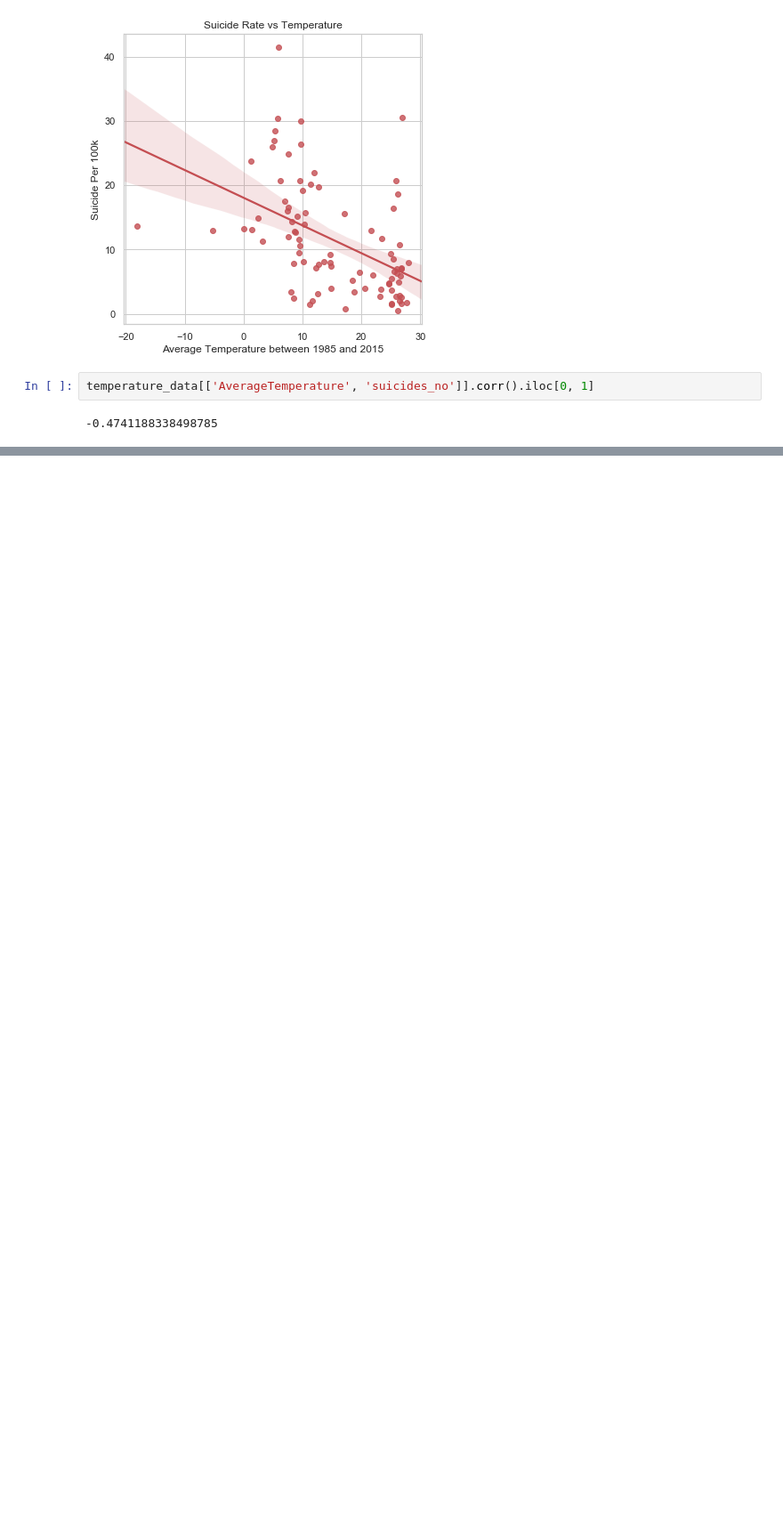
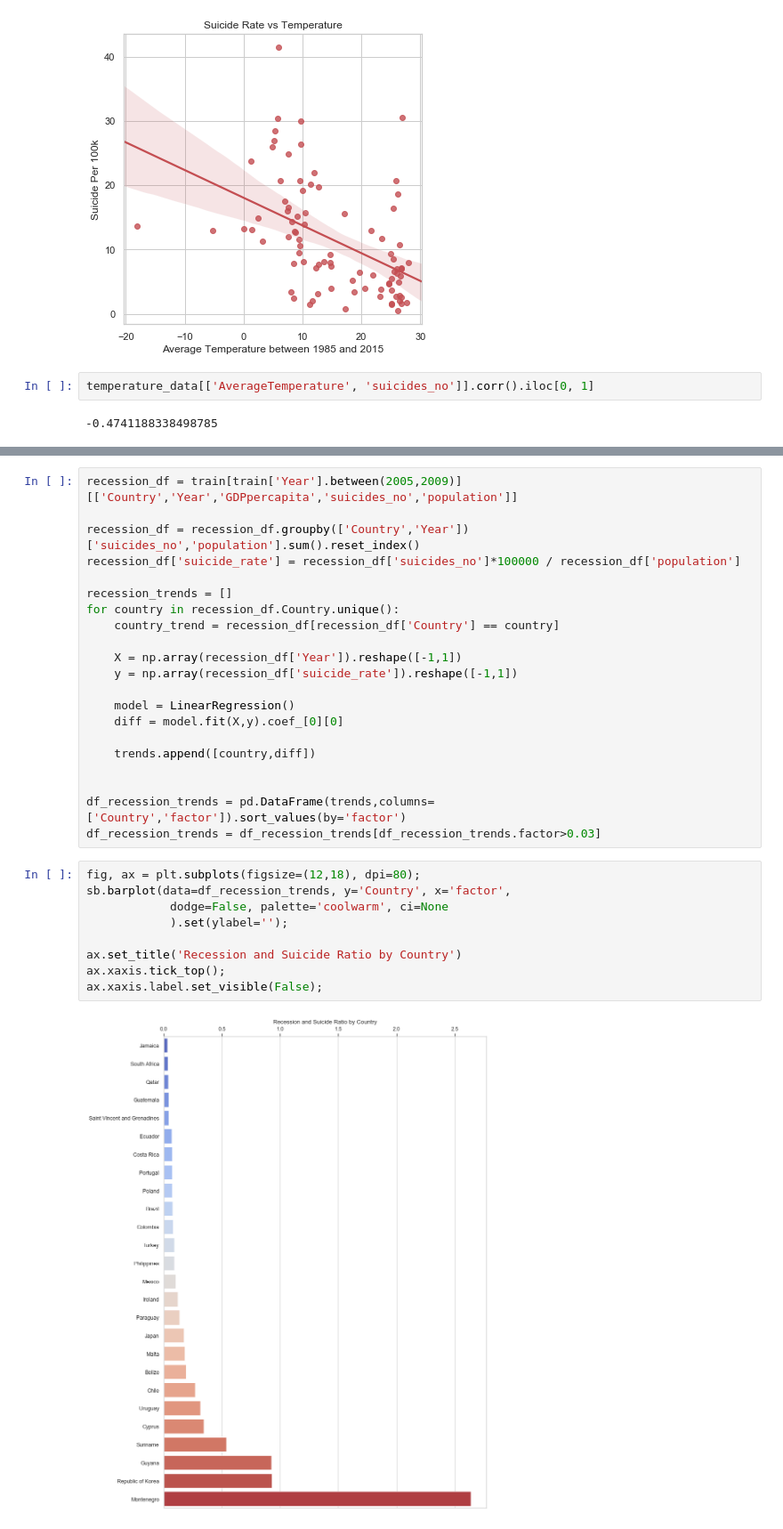
Before and after one commit to vaishali-vcs/DataScienceFoundation_Project, a Jupyter notebook: SuicideDataAnalysis.ipynb, the cells around one changed output, grey strips where cells are left out. Shown at 89% size. Saved outputs shown, nothing was run; the diff lists cells and outputs as text; blank space fills up the shorter version.

```diff
--- a/SuicideDataAnalysis.ipynb
+++ b/SuicideDataAnalysis.ipynb
@@ -709,0 +729,32 @@ temperature_data[['AverageTemperature', 'suicides_no']].corr().iloc[0, 1]
+# %%
+recession_df = train[train['Year'].between(2005,2009)][['Country','Year','GDPpercapita','suicides_no','population']]
+
+recession_df = recession_df.groupby(['Country','Year'])['suicides_no','population'].sum().reset_index()
+recession_df['suicide_rate'] = recession_df['suicides_no']*100000 / recession_df['population']
+
+recession_trends = []
+for country in recession_df.Country.unique():
+    country_trend = recession_df[recession_df['Country'] == country]
+
+    X = np.array(recession_df['Year']).reshape([-1,1])
+    y = np.array(recession_df['suicide_rate']).reshape([-1,1])
+
+    model = LinearRegression()
+    diff = model.fit(X,y).coef_[0][0]
+
+    trends.append([country,diff])
+
+
+df_recession_trends = pd.DataFrame(trends,columns=['Country','factor']).sort_values(by='factor')
+df_recession_trends = df_recession_trends[df_recession_trends.factor>0.03]
+# %%
+fig, ax = plt.subplots(figsize=(12,18), dpi=80);
+sb.barplot(data=df_recession_trends, y='Country', x='factor',
+            dodge=False, palette='coolwarm', ci=None
+            ).set(ylabel='');
+
+ax.set_title('Recession and Suicide Ratio by Country')
+ax.xaxis.tick_top();
+ax.xaxis.label.set_visible(False);
+# %% [output]
+[figure, added]
```
Also changed, not shown: parts of 5 cells of this notebook.
